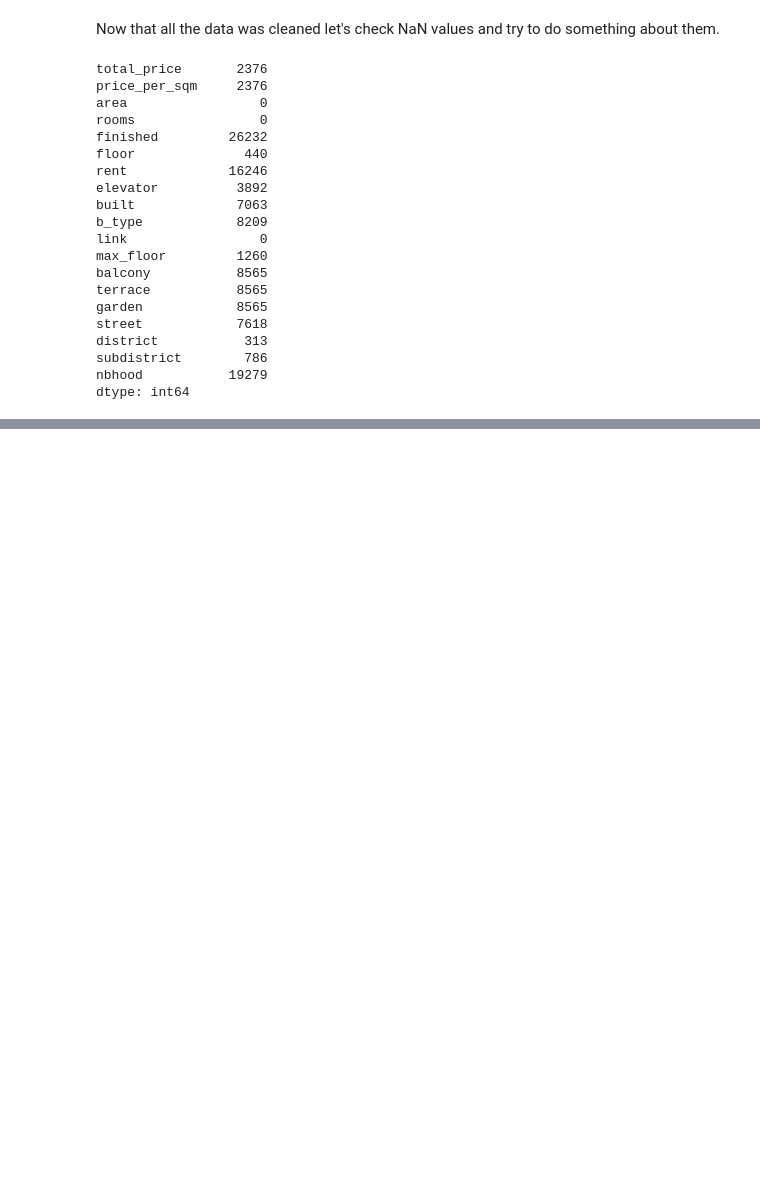
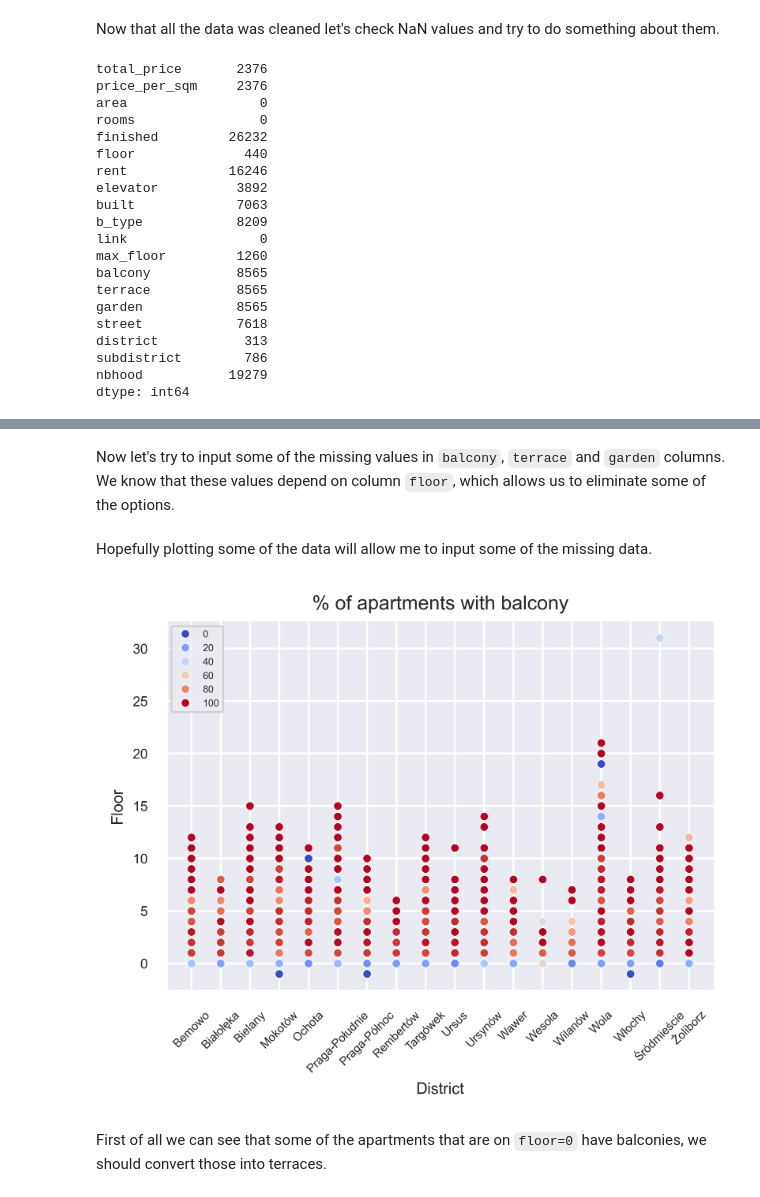
Before and after one commit to mateuszel/apartment-price-prediction, a Jupyter notebook: eda.ipynb, the cells around one changed output, grey strips where cells are left out. Saved outputs shown, nothing was run; the diff lists cells and outputs as text; code cells hidden in the pictures; blank space fills up the shorter version.

```diff
--- a/eda.ipynb
+++ b/eda.ipynb
@@ -621,0 +617,2 @@ dtype: int64
+# %%
+df.drop(columns=['nbhood', 'finished'], inplace=True)
@@ -621,0 +621,2 @@ dtype: int64
+# %%
+df.dropna(subset=['total_price'], inplace=True)
@@ -621,0 +665,35 @@ dtype: int64
+# %% [markdown]
+Now let's try to input some of the missing values in ``balcony``, ``terrace`` and ``garden`` columns. We know that these values depend on column ``floor``, which allows us to eliminate some of the options.
+# %%
+df.loc[(df['garden'].isna()) & (df['floor'] != 0.0), 'garden'] = 0
+df.loc[(df['terrace'].isna()) & (df['floor'] != 0.0), 'terrace'] = 0
+df.loc[(df['balcony'].isna()) & (df['floor'] == 0.0), 'balcony'] = 0
+df.loc[(df['balcony'].isna()) & (df['floor'] == -1.0), 'balcony'] = 0
+# %% [markdown]
+Hopefully plotting some of the data will allow me to input some of the missing data.
+# %%
+cat_data = ["#e60049", "#0bb4ff", "#50e991", "#e6d800", "#9b19f5", "#ffa300", "#dc0ab4", "#b3d4ff", "#00bfa0"]
+seq_data = ["#0000b3", "#0010d9", "#0020ff", "#0040ff", "#0060ff", "#0080ff", "#009fff", "#00bfff", "#00ffff"]
+div_data = ["#1984c5", "#22a7f0", "#63bff0", "#a7d5ed", "#e2e2e2", "#e1a692", "#de6e56", "#e14b31", "#c23728"]
+sns.set_theme(style='darkgrid',
+              palette=cat_data,
+              rc={"figure.dpi":600, 'savefig.dpi':600,
+                  "axes.spines.right": False, "axes.spines.top": False,
+                  'figure.figsize':(5,3.4), 'xtick.labelsize': 7.0, 'ytick.labelsize': 7.0
+                  })
+# %%
+grouped = df.groupby(['district', 'floor'])['balcony']
+w_balcony = grouped.sum()
+no_balcony = grouped.apply(lambda x: (x == 0.0).sum())
+ht = w_balcony/(no_balcony+w_balcony)*100
+
+sns.scatterplot(data=ht.reset_index(), x='district', y='floor', hue='balcony', palette='coolwarm', s=18)
+plt.xticks(rotation=45, fontsize=6);
+plt.xlabel('District', fontsize=8);
+plt.ylabel('Floor', fontsize=8);
+plt.title("% of apartments with balcony", fontsize=10);
+plt.legend(title='', fontsize=5);
+# %% [output]
+[figure, added]
+# %% [markdown]
+First of all we can see that some of the apartments that are on ``floor=0`` have balconies, we should convert those into terraces.
```
Also changed, not shown: parts of 97 cells of this notebook, 2 other files.
